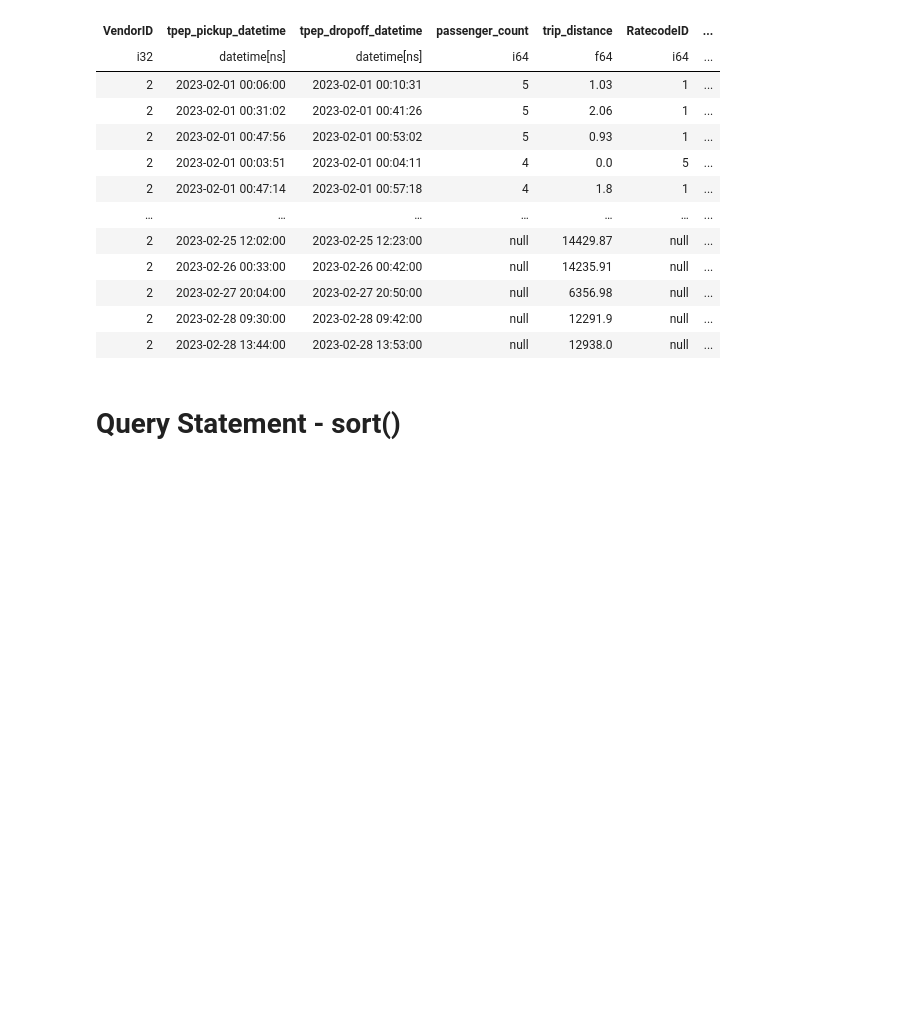
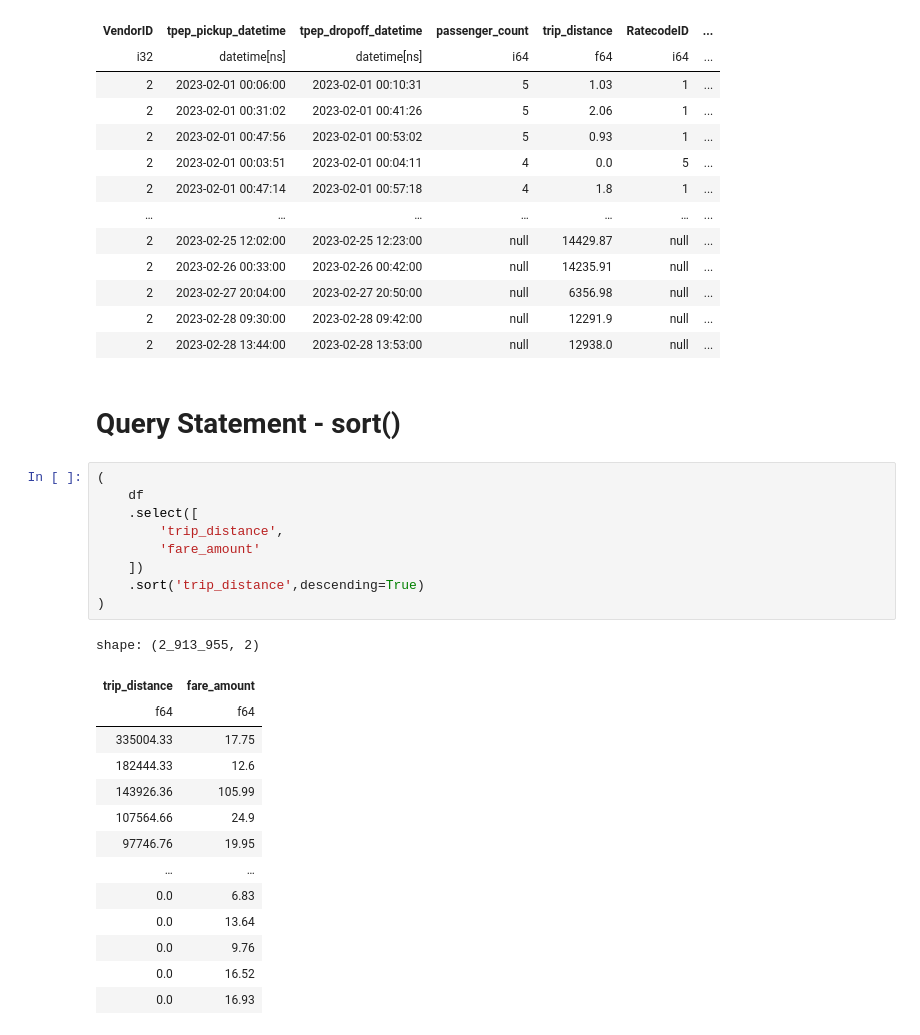
Before and after one commit to SNEHILUPADHYAY007/polars, a Jupyter notebook: polars_ben/data_manipulation_basics/main.ipynb, the cells around one changed output. Drawn from its saved outputs; the diff is of its cells as text; blank space fills up the shorter version.

Commit message:
adding data manipulation-advance selecting

```diff
--- a/polars_ben/data_manipulation_basics/main.ipynb
+++ b/polars_ben/data_manipulation_basics/main.ipynb
@@ -278,3 +278,27 @@ shape: (115_024, 19)
 | 2 | 2023-02-28 13:44:00 | 2023-02-28 13:53:00 | null | 12938.0 | null | ... |
 # %% [markdown]
 # Query Statement - **sort()**
+# %%
+(
+    df
+    .select([
+        'trip_distance',
+        'fare_amount'
+    ])
+    .sort('trip_distance',descending=True)
+)
+# %% [output]
+shape: (2_913_955, 2)
+| trip_distance | fare_amount |
+| f64 | f64 |
+| 335004.33 | 17.75 |
+| 182444.33 | 12.6 |
+| 143926.36 | 105.99 |
+| 107564.66 | 24.9 |
+| 97746.76 | 19.95 |
+| … | … |
+| 0.0 | 6.83 |
+| 0.0 | 13.64 |
+| 0.0 | 9.76 |
+| 0.0 | 16.52 |
+| 0.0 | 16.93 |
```
Also changed, not shown: parts of 2 cells of this notebook, 1 other file.
